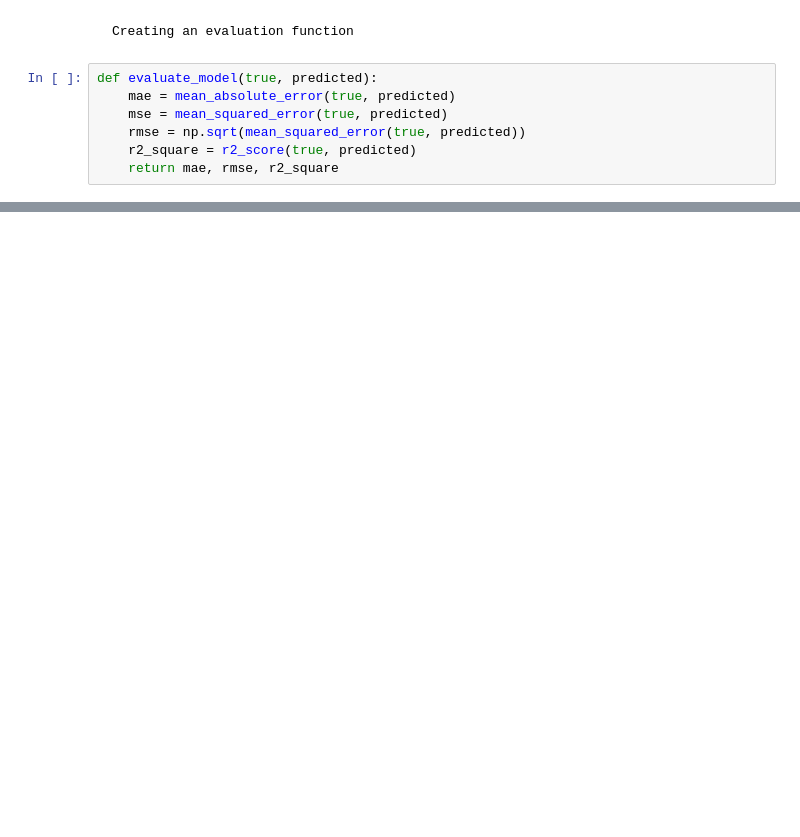
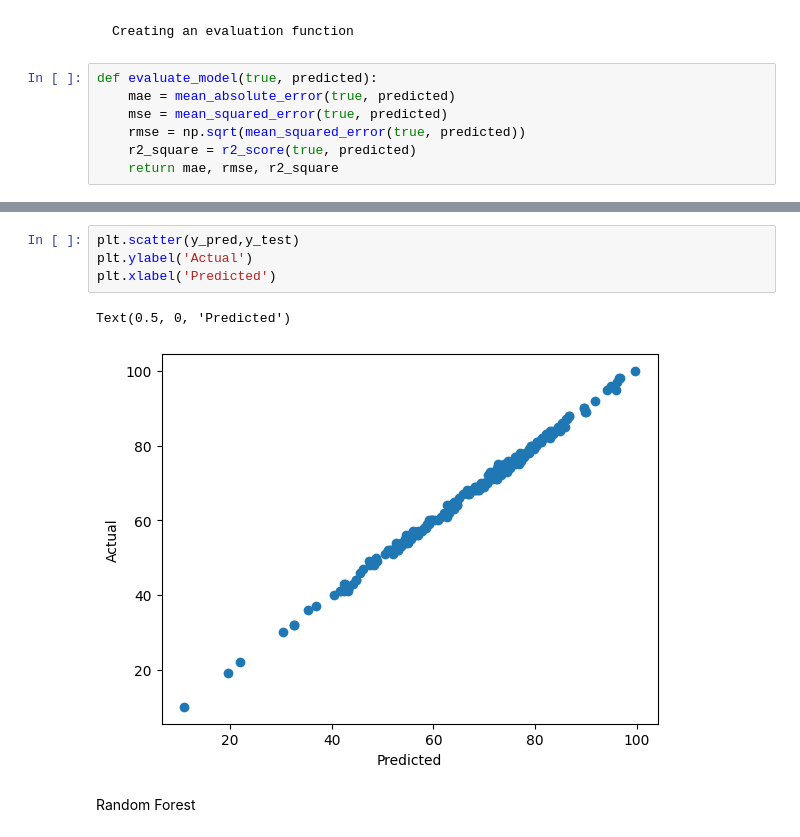
Before and after one commit to sejalnimkar/DS-project, a Jupyter notebook: notebook/model_training.ipynb, the cells around one changed output, grey strips where cells are left out. Drawn from its saved outputs; the diff is of its cells as text; blank space fills up the shorter version.

```diff
--- a/notebook/model_training.ipynb
+++ b/notebook/model_training.ipynb
@@ -168,0 +191,9 @@ pd.DataFrame(list(zip(model_list, r2_list)), columns=['Model Name', 'R2_Score'])
+# %%
+plt.scatter(y_pred,y_test)
+plt.ylabel('Actual')
+plt.xlabel('Predicted')
+# %% [output]
+Text(0.5, 0, 'Predicted')
+[figure, added]
+# %% [markdown]
+Random Forest
```
Also changed, not shown: parts of 15 cells of this notebook, 20 other files.
